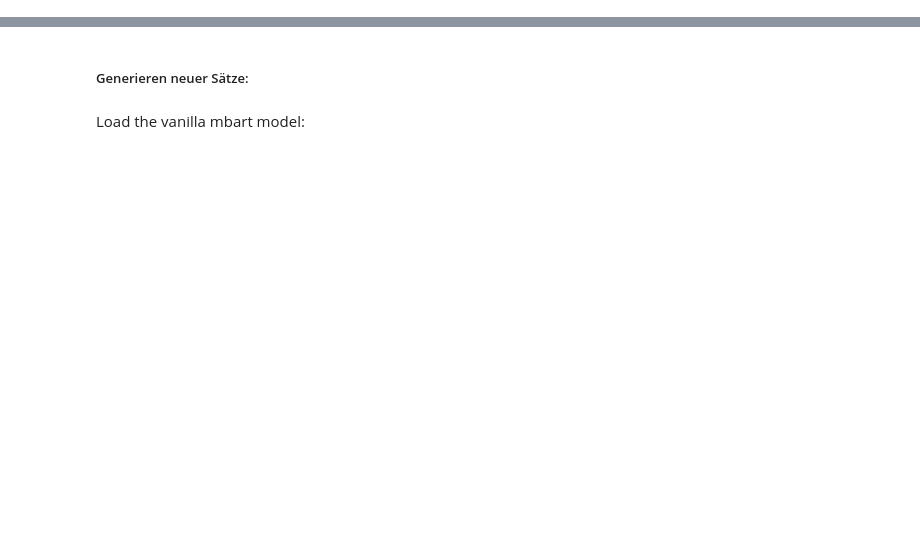
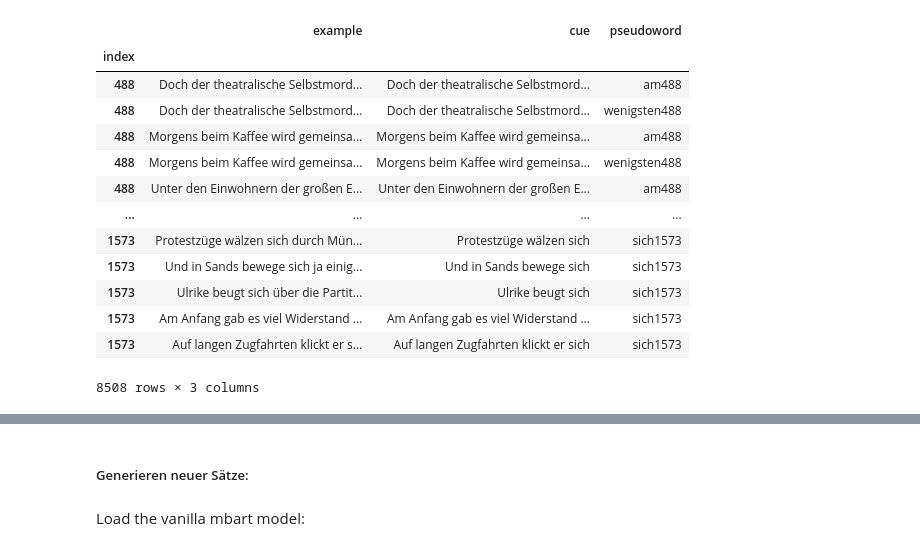
Before and after one commit to TiMauzi/llm-x-cxg, a Jupyter notebook: src/notebooks/evaluate_mbart.ipynb, the cells around one changed output, grey strips where cells are left out. Cells and saved outputs as stored; diff of their text form; code cells hidden in the pictures; blank space fills up the shorter version.

```diff
--- a/src/notebooks/evaluate_mbart.ipynb
+++ b/src/notebooks/evaluate_mbart.ipynb
@@ -27,19 +56,34 @@ df
 # %%
 contextleft = pd.read_pickle("../../data/pseudowords/contextleft_text.pickle")
 
 def update_cue(row):
     output = row[['example', 'cue']]
     if len(row['cue'].split()) == 1:  # if the string in cue is empty (except for the kelex)
         # match the index of row with contextleft['construction_id'] and match contextleft['text'] with row['example'] and create matching_entry
         matching_entry = contextleft.loc[(contextleft['construction_id'] == row.name) & (contextleft['text'] == row['example']), 'contextleft'].tolist()
         if len(matching_entry) > 0:
             # Add the left context to the example and to the cue:
             output = [matching_entry[0] + " " + row['example'], matching_entry[0] + " " + row['cue']]
     return output
 
 # Add the left context if there is no cue up until the pseudoword.
-df[["example", "cue"]] = df.apply(update_cue, axis=1)
+#df[["example", "cue"]] = df.apply(update_cue, axis=1)
 df
+# %% [output]
+|  | example | cue | pseudoword |
+| index |  |  |  |
+| 488 | Doch der theatralische Selbstmord... | Doch der theatralische Selbstmord... | am488 |
+| 488 | Doch der theatralische Selbstmord... | Doch der theatralische Selbstmord... | wenigsten488 |
+| 488 | Morgens beim Kaffee wird gemeinsa... | Morgens beim Kaffee wird gemeinsa... | am488 |
+| 488 | Morgens beim Kaffee wird gemeinsa... | Morgens beim Kaffee wird gemeinsa... | wenigsten488 |
+| 488 | Unter den Einwohnern der großen E... | Unter den Einwohnern der großen E... | am488 |
+| ... | ... | ... | ... |
+| 1573 | Protestzüge wälzen sich durch Mün... | Protestzüge wälzen sich | sich1573 |
+| 1573 | Und in Sands bewege sich ja einig... | Und in Sands bewege sich | sich1573 |
+| 1573 | Ulrike beugt sich über die Partit... | Ulrike beugt sich | sich1573 |
+| 1573 | Am Anfang gab es viel Widerstand ... | Am Anfang gab es viel Widerstand ... | sich1573 |
+| 1573 | Auf langen Zugfahrten klickt er s... | Auf langen Zugfahrten klickt er sich | sich1573 |
+8508 rows × 3 columns
 # %%
 df.reset_index(inplace=True)
 df.rename(columns={'index': 'construction'}, inplace=True)
```
Also changed, not shown: parts of 9 cells of this notebook, 1 other file.
